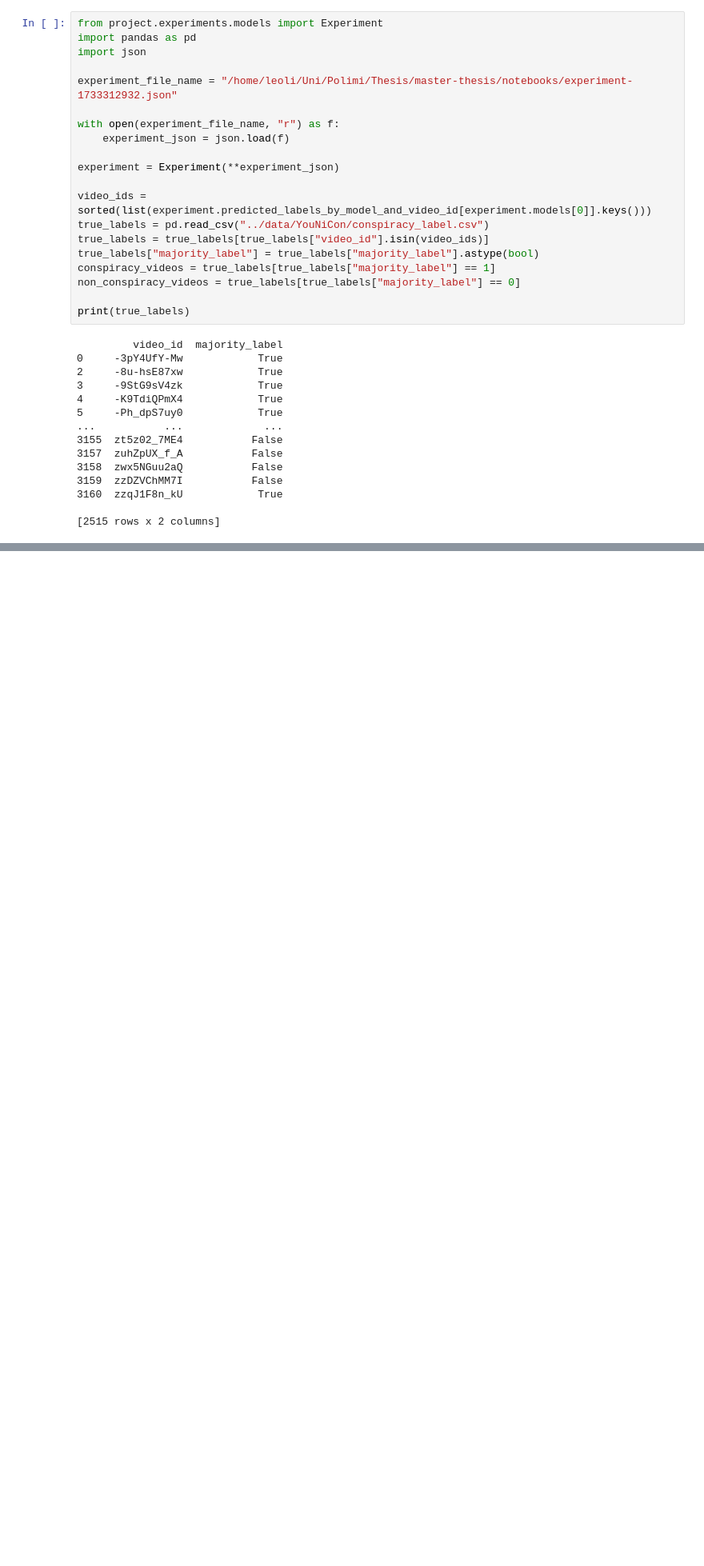
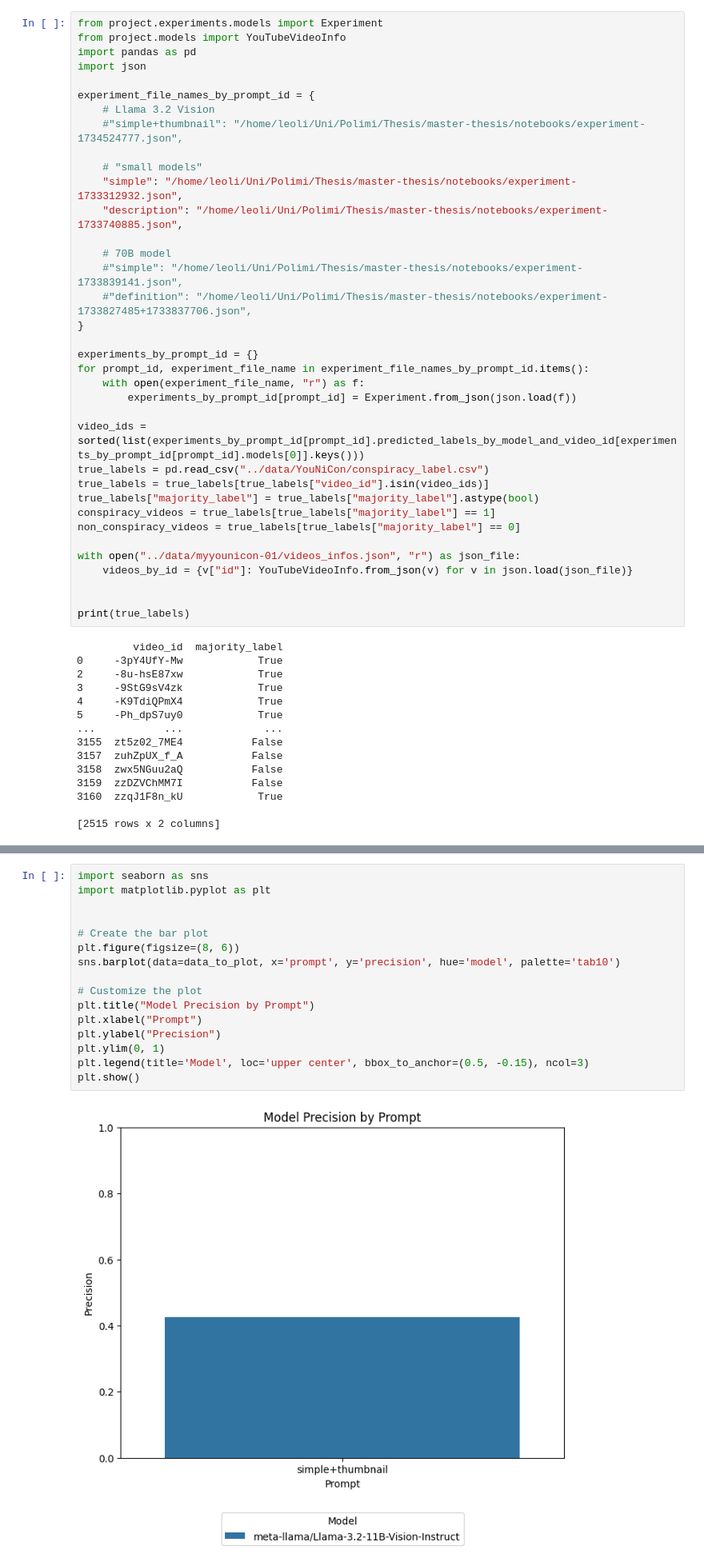
Before and after one commit to leoli51/youtube-conspiracy-detection, a Jupyter notebook: notebooks/analyze_experiment_results.ipynb, the cells around one changed output, grey strips where cells are left out. Shown: that part at 80% size. Drawn from its saved outputs; the diff is of its cells as text; blank space fills up the shorter version.

Commit message:
chore: improve output of experiment result notebook

```diff
--- a/notebooks/analyze_experiment_results.ipynb
+++ b/notebooks/analyze_experiment_results.ipynb
@@ -12,23 +14,39 @@ sys.path.append(path.dirname(os.getcwd()))
 What do we want to extract from the data?
 # %%
 from project.experiments.models import Experiment
+from project.models import YouTubeVideoInfo
 import pandas as pd
 import json
 
-experiment_file_name = "/home/leoli/Uni/Polimi/Thesis/master-thesis/notebooks/experiment-1733312932.json"
+experiment_file_names_by_prompt_id = {
+    # Llama 3.2 Vision
+    #"simple+thumbnail": "/home/leoli/Uni/Polimi/Thesis/master-thesis/notebooks/experiment-1734524777.json",
 
-with open(experiment_file_name, "r") as f:
-    experiment_json = json.load(f)
+    # "small models"
+    "simple": "/home/leoli/Uni/Polimi/Thesis/master-thesis/notebooks/experiment-1733312932.json",
+    "description": "/home/leoli/Uni/Polimi/Thesis/master-thesis/notebooks/experiment-1733740885.json",
 
-experiment = Experiment(**experiment_json)
+    # 70B model
+    #"simple": "/home/leoli/Uni/Polimi/Thesis/master-thesis/notebooks/experiment-1733839141.json",
+    #"definition": "/home/leoli/Uni/Polimi/Thesis/master-thesis/notebooks/experiment-1733827485+1733837706.json",
+}
 
-video_ids = sorted(list(experiment.predicted_labels_by_model_and_video_id[experiment.models[0]].keys()))
+experiments_by_prompt_id = {}
+for prompt_id, experiment_file_name in experiment_file_names_by_prompt_id.items():
+    with open(experiment_file_name, "r") as f:
+        experiments_by_prompt_id[prompt_id] = Experiment.from_json(json.load(f))
+
+video_ids = sorted(list(experiments_by_prompt_id[prompt_id].predicted_labels_by_model_and_video_id[experiments_by_prompt_id[prompt_id].models[0]].keys()))
 true_labels = pd.read_csv("../data/YouNiCon/conspiracy_label.csv")
 true_labels = true_labels[true_labels["video_id"].isin(video_ids)]
 true_labels["majority_label"] = true_labels["majority_label"].astype(bool)
 conspiracy_videos = true_labels[true_labels["majority_label"] == 1]
 non_conspiracy_videos = true_labels[true_labels["majority_label"] == 0]
 
+with open("../data/myyounicon-01/videos_infos.json", "r") as json_file:
+    videos_by_id = {v["id"]: YouTubeVideoInfo.from_json(v) for v in json.load(json_file)}
+
+
 print(true_labels)
 # %% [output]
          video_id  majority_label
@@ -104,0 +185,18 @@ ValueError: At least one label specified must be in y_true
+# %%
+import seaborn as sns
+import matplotlib.pyplot as plt
+
+
+# Create the bar plot
+plt.figure(figsize=(8, 6))
+sns.barplot(data=data_to_plot, x='prompt', y='precision', hue='model', palette='tab10')
+
+# Customize the plot
+plt.title("Model Precision by Prompt")
+plt.xlabel("Prompt")
+plt.ylabel("Precision")
+plt.ylim(0, 1)
+plt.legend(title='Model', loc='upper center', bbox_to_anchor=(0.5, -0.15), ncol=3)
+plt.show()
+# %% [output]
+[figure, added]
```
Also changed, not shown: parts of 4 cells of this notebook.
